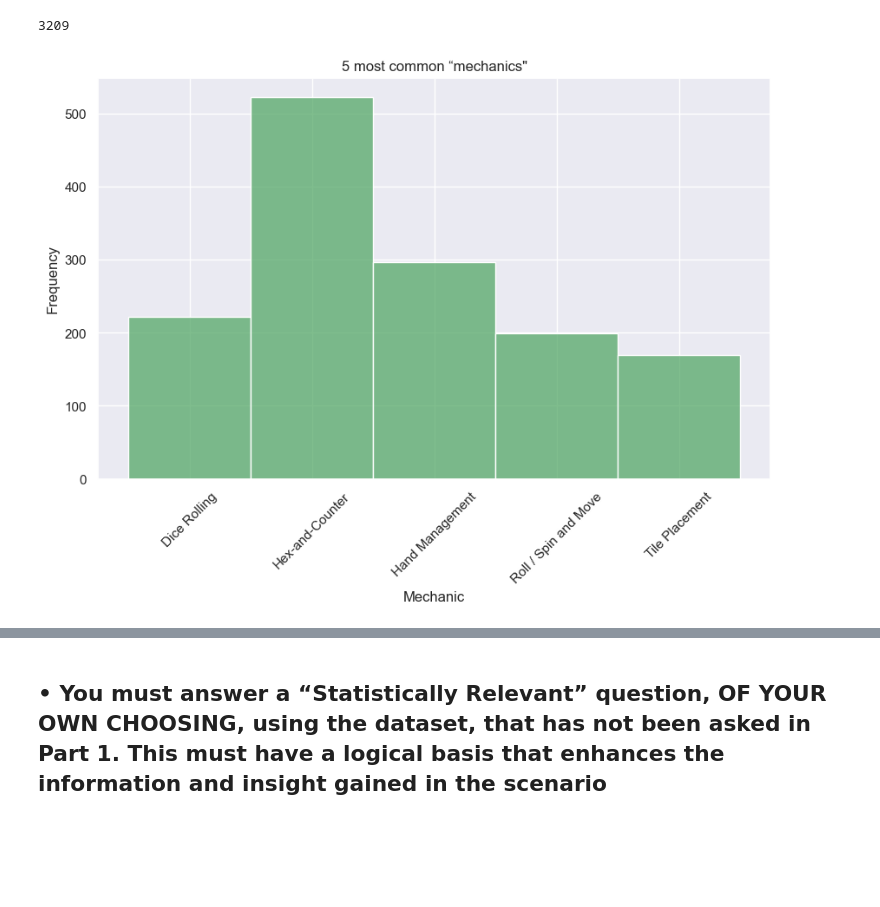
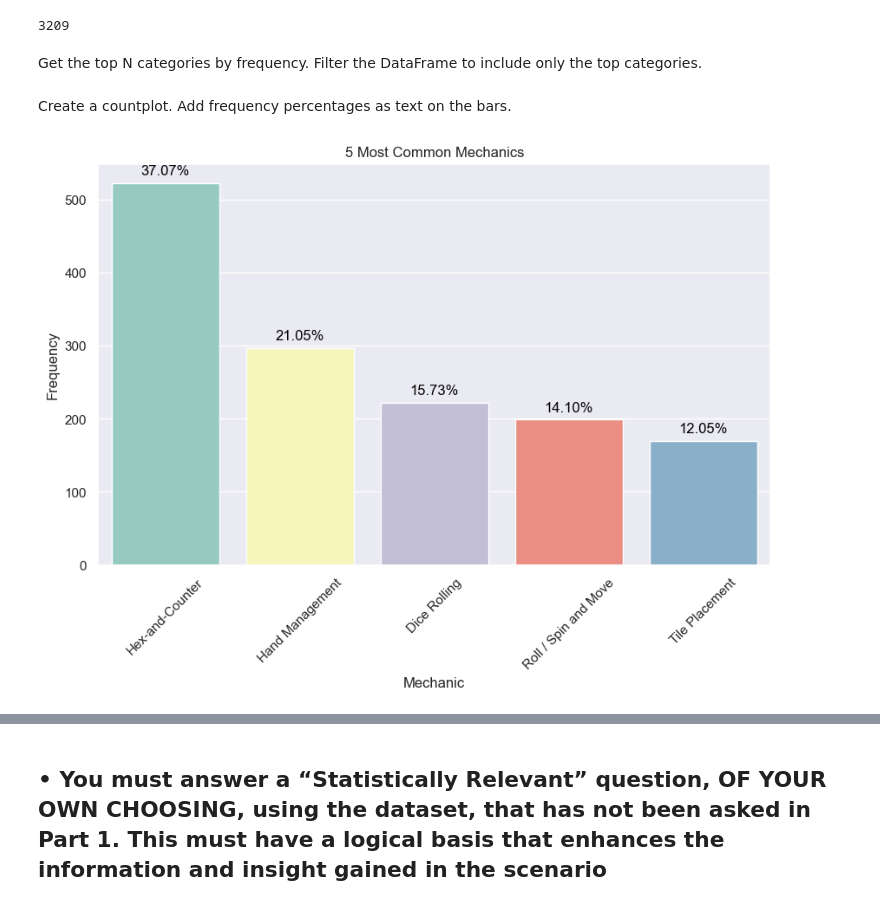
Before and after one commit to laisameno16/Data-Visualisation-Techniques, a Jupyter notebook: LaisAmeno_DVisHDip_CA1.ipynb, the cells around one changed output, grey strips where cells are left out. Cells and saved outputs as stored; diff of their text form; code cells hidden in the pictures; blank space fills up the shorter version.

```diff
--- a/LaisAmeno_DVisHDip_CA1.ipynb
+++ b/LaisAmeno_DVisHDip_CA1.ipynb
@@ -273,6 +243,9 @@ Name: mechanic, dtype: object
 df.mechanic.nunique()
 # %% [output]
 3209
+# %% [markdown]
+Get the top N categories by frequency.
+Filter the DataFrame to include only the top categories.
 # %%
 top_n = 5
 
@@ -283,11 +254,22 @@ top_mechanic = df['mechanic'].value_counts().head(top_n).index
 df_filtered = df[df['mechanic'].isin(top_mechanic)]
-# %%
-plt.figure(figsize=(10, 6))
-sns.histplot(df_filtered['mechanic'], palette='Set3', bins=top_n, color='g')
-plt.title('5 most common “mechanics"')
-plt.xlabel('Mechanic')
-plt.ylabel('Frequency')
-plt.xticks(rotation=45)
-plt.show()
-# %% [output]
-[figure, removed]
+# %% [markdown]
+Create a countplot.
+Add frequency percentages as text on the bars.
+# %%
+top_mechanics = df_filtered['mechanic'].value_counts().head(top_n)
+total_count = len(df_filtered)
+percentage = (top_mechanics / total_count) * 100
+
+plt.figure(figsize=(10, 6))
+ax = sns.countplot(data=df_filtered, x='mechanic', order=top_mechanics.index, palette='Set3', color='g')
+
+for p, label in zip(ax.patches, percentage):
+    ax.annotate(f'{label:.2f}%', (p.get_x() + p.get_width() / 2., p.get_height()), ha='center', va='center', fontsize=12, color='black', xytext=(0, 10), textcoords='offset points')
+
+plt.title('5 Most Common Mechanics')
+plt.xlabel('Mechanic')
+plt.ylabel('Frequency')
+plt.xticks(rotation=45)
+plt.show()
+# %% [output]
+[figure, added]
```
Also changed, not shown: parts of 21 cells of this notebook.
